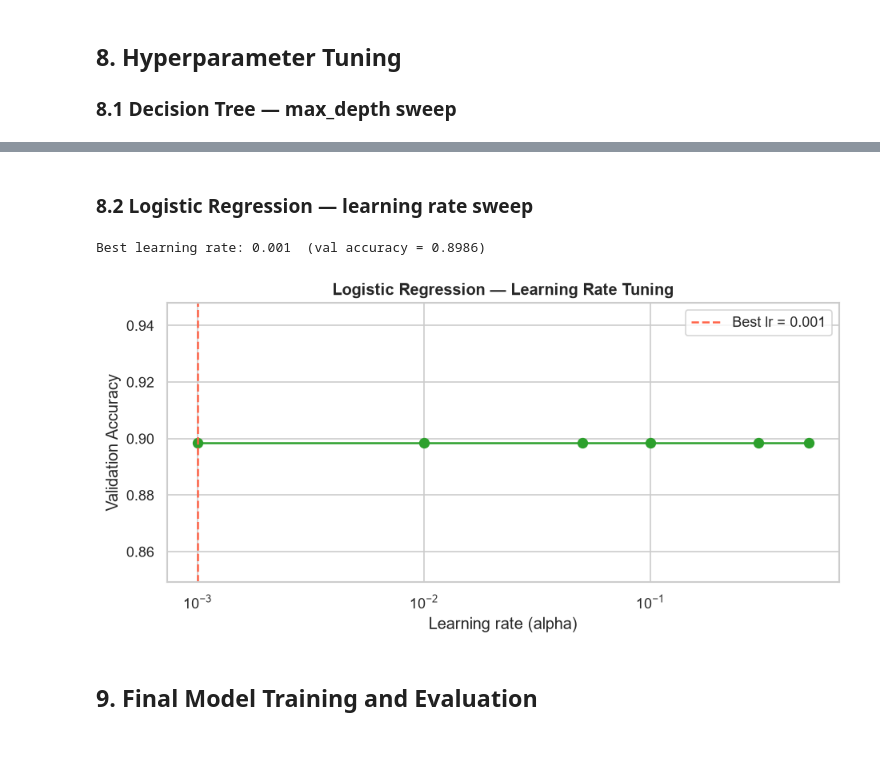
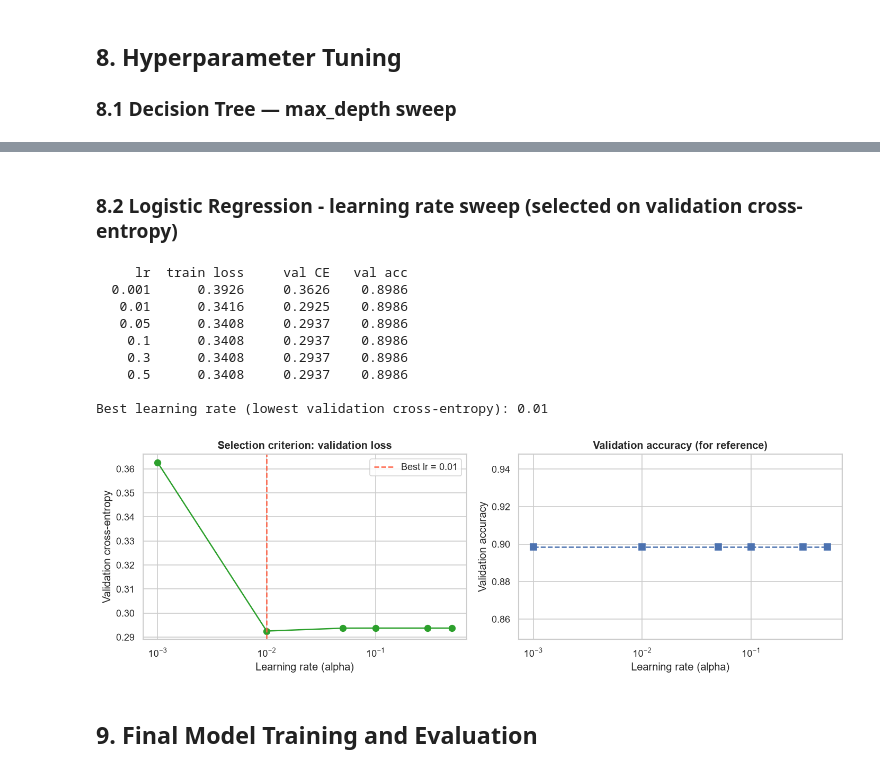
Before and after one commit to ajanumala-Albert/heart-disease-ml-project, a Jupyter notebook: heart_disease_decision_tree.ipynb, the cells around one changed output, grey strips where cells are left out. Cells and saved outputs as stored; diff of their text form; code cells hidden in the pictures; blank space fills up the shorter version.

```diff
--- a/heart_disease_decision_tree.ipynb
+++ b/heart_disease_decision_tree.ipynb
@@ -202,13 +193,25 @@ X_val, X_test, y_val, y_test = train_test_split(
     X_temp, y_temp, test_size=0.50, random_state=RANDOM_SEED, stratify=y_temp
 )
 
-print(f'Train:      {X_train.shape[0]} samples')
+# Impute invalid zeros: medians are fitted on the TRAINING set only (non-zero values),
+# then applied unchanged to train, validation and test.
+impute_medians = {}
+for col in ['Cholesterol', 'RestingBP']:
+    j = feature_names.index(col)
+    med = np.median(X_train[X_train[:, j] > 0, j])
+    impute_medians[col] = med
+    for split_name, A in (('train', X_train), ('val', X_val), ('test', X_test)):
+        mask = A[:, j] == 0
+        A[mask, j] = med
+        print(f'{col:<12} {split_name:<5}: {mask.sum():>3} zeros replaced with train median {med}')
+
+print(f'\nTrain:      {X_train.shape[0]} samples')
 print(f'Validation: {X_val.shape[0]} samples')
 print(f'Test:       {X_test.shape[0]} samples')
-print(f'\nClass balance in train: {Counter(y_train)}')
+print(f'Class balance in train: {Counter(y_train)}')
 print(f'Class balance in test:  {Counter(y_test)}')
 
-# Standardised copies for Logistic Regression
+# Standardised copies for Logistic Regression (scaler fitted on the training set only)
 scaler = StandardScaler()
 X_train_sc = scaler.fit_transform(X_train)
 X_val_sc   = scaler.transform(X_val)
@@ -546,31 +603,47 @@ Best max_depth: 4  (val accuracy = 0.8913)
 # %% [markdown]
-### 8.2 Logistic Regression — learning rate sweep
+### 8.2 Logistic Regression - learning rate sweep (selected on validation cross-entropy)
 # %%
 lrs = [0.001, 0.01, 0.05, 0.1, 0.3, 0.5]
-lr_val_accs = []
+lr_val_loss, lr_val_acc, lr_train_loss = [], [], []
 
 for lr in lrs:
     clf_lr = LogisticRegressionScratch(lr=lr, n_iterations=2000)
     clf_lr.fit(X_train_sc, y_train)
-    lr_val_accs.append(accuracy_score(y_val, clf_lr.predict(X_val_sc)))
+    lr_train_loss.append(clf_lr.loss_history[-1])
+    lr_val_loss.append(clf_lr.cross_entropy_loss(X_val_sc, y_val))
+    lr_val_acc.append(accuracy_score(y_val, clf_lr.predict(X_val_sc)))
 
-best_lr = lrs[np.argmax(lr_val_accs)]
-print(f'Best learning rate: {best_lr}  (val accuracy = {max(lr_val_accs):.4f})')
+# Select on validation cross-entropy (accuracy ties between several learning rates).
+best_lr = lrs[int(np.argmin(lr_val_loss))]
+print(f"{'lr':>7} {'train loss':>11} {'val CE':>10} {'val acc':>9}")
+for a, tl, vl, va in zip(lrs, lr_train_loss, lr_val_loss, lr_val_acc):
+    print(f'{a:>7} {tl:>11.4f} {vl:>10.4f} {va:>9.4f}')
+print(f'\nBest learning rate (lowest validation cross-entropy): {best_lr}')
 
-fig, ax = plt.subplots(figsize=(8, 4))
-ax.plot(lrs, lr_val_accs, 'o-', color='#2ca02c', markersize=7)
-ax.axvline(best_lr, color='tomato', linestyle='--', linewidth=1.5,
-           label=f'Best lr = {best_lr}')
-ax.set_xlabel('Learning rate (alpha)'); ax.set_ylabel('Validation Accuracy')
-ax.set_xscale('log')
-ax.set_title('Logistic Regression — Learning Rate Tuning', fontweight='bold')
-ax.legend()
+fig, axes = plt.subplots(1, 2, figsize=(12, 4))
+axes[0].plot(lrs, lr_val_loss, 'o-', color='#2ca02c', markersize=7)
+axes[0].axvline(best_lr, color='tomato', linestyle='--', linewidth=1.5, label=f'Best lr = {best_lr}')
+axes[0].set_xscale('log'); axes[0].set_xlabel('Learning rate (alpha)')
+axes[0].set_ylabel('Validation cross-entropy'); axes[0].legend()
+axes[0].set_title('Selection criterion: validation loss', fontweight='bold')
+axes[1].plot(lrs, lr_val_acc, 's--', color='#4C72B0', markersize=7)
+axes[1].set_xscale('log'); axes[1].set_xlabel('Learning rate (alpha)')
+axes[1].set_ylabel('Validation accuracy')
+axes[1].set_title('Validation accuracy (for reference)', fontweight='bold')
 plt.tight_layout()
 plt.savefig('fig5_lr_tuning.png', bbox_inches='tight')
 plt.show()
 # %% [output]
-Best learning rate: 0.001  (val accuracy = 0.8986)
+     lr  train loss     val CE   val acc
+  0.001      0.3926     0.3626    0.8986
+   0.01      0.3416     0.2925    0.8986
+   0.05      0.3408     0.2937    0.8986
+    0.1      0.3408     0.2937    0.8986
+    0.3      0.3408     0.2937    0.8986
+    0.5      0.3408     0.2937    0.8986
+
+Best learning rate (lowest validation cross-entropy): 0.01
-[figure, old version]
+[figure, new version]
 # %% [markdown]
 ## 9. Final Model Training and Evaluation
 # %%
```
Also changed, not shown: parts of 21 cells of this notebook, 12 other files.
